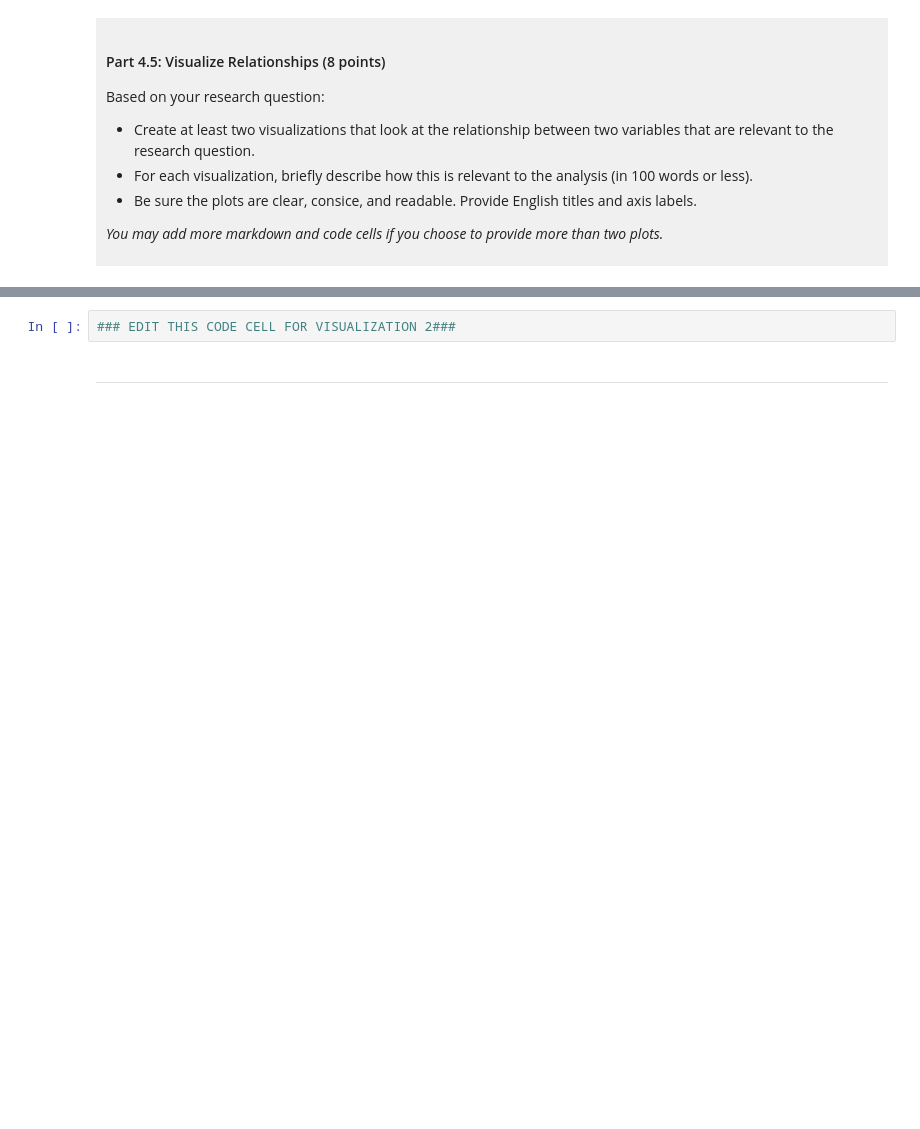
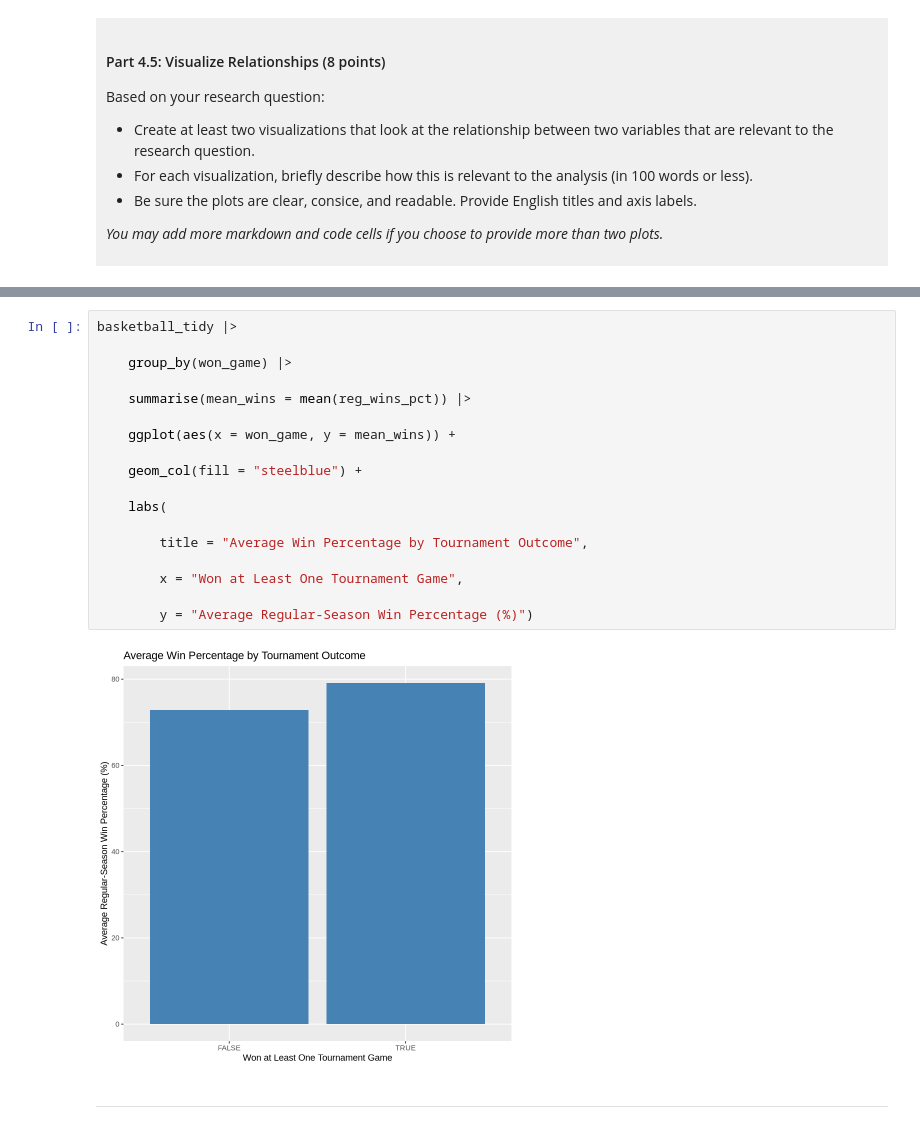
Before and after one commit to bardiatarjoman-dev/dsci-100-project-bardia-tarjoman., a Jupyter notebook: dsci-100-project-notebook.ipynb, the cells around one changed output, grey strips where cells are left out. Saved outputs shown, nothing was run; the diff lists cells and outputs as text; blank space fills up the shorter version.

```diff
--- a/dsci-100-project-notebook.ipynb
+++ b/dsci-100-project-notebook.ipynb
@@ -323,5 +396,23 @@ Visualization 2: %%% EDIT THIS MARKDOWN CELL%%%
 # %%
-### EDIT THIS CODE CELL FOR VISUALIZATION 2###
+basketball_tidy |>
+
+    group_by(won_game) |>
+
+    summarise(mean_wins = mean(reg_wins_pct)) |>
+
+    ggplot(aes(x = won_game, y = mean_wins)) +
+
+    geom_col(fill = "steelblue") +
+
+    labs(
+
+        title = "Average Win Percentage by Tournament Outcome",
+
+        x = "Won at Least One Tournament Game",
+
+        y = "Average Regular-Season Win Percentage (%)")
+# %% [output]
+[figure, added]
 # %% [markdown]
 ------
 # %% [markdown]
```
Also changed, not shown: parts of 10 cells of this notebook.
